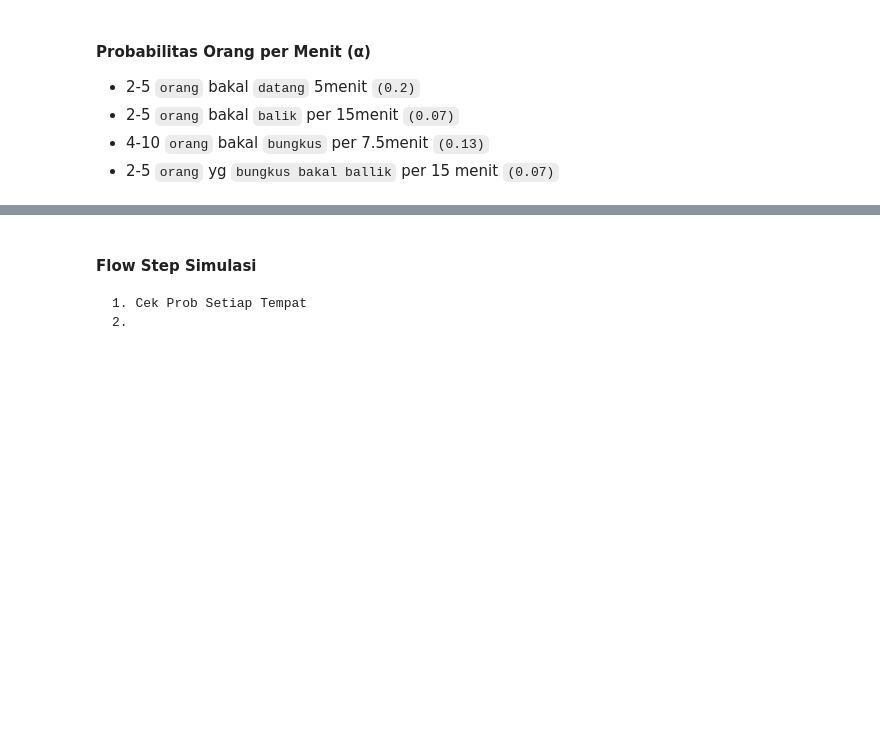
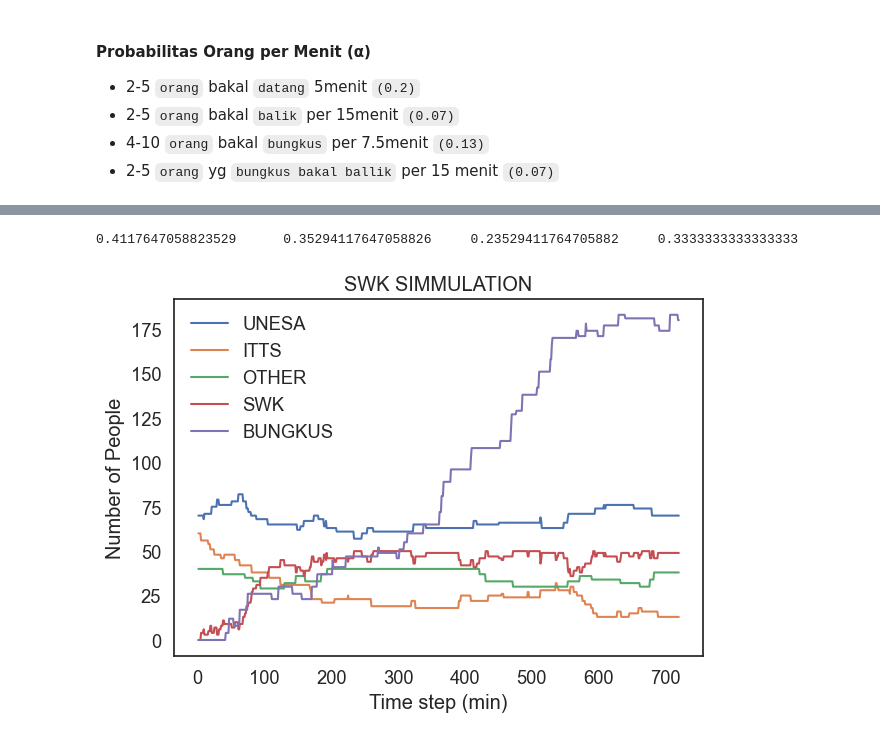
Before and after one commit to whisnumurtyga/sewek-simulation, a Jupyter notebook: swk-fix.ipynb, the cells around one changed output, grey strips where cells are left out. Cells and saved outputs as stored; diff of their text form; code cells hidden in the pictures; blank space fills up the shorter version.

```diff
--- a/swk-fix.ipynb
+++ b/swk-fix.ipynb
@@ -33 +133,12 @@ sim = State(unesa=pop_unesa, itts=pop_itts, other=pop_other, swk=0, unesa_empty=
+# %%
+pop_unesa = 70
+pop_itts = 60
+pop_other = 40
+swk_max = 50
+sim = State(unesa=pop_unesa, itts=pop_itts, other=pop_other, swk=0, swk_empty=0, unesa_empty=0, itts_empty=0, other_empty=0, everyone_bungkus=0)
+# %%
+prob_unit_datang = 0.2
+prob_unit_balik = 0.07
+prob_bungkus_datang = 0.13
+prob_bungkus_balik = 0.07
 # %% [markdown]
@@ -41,4 +162,9 @@ sim = State(unesa=pop_unesa, itts=pop_itts, other=pop_other, swk=0, unesa_empty=
 prob_unesa = (0.2 * pop_unesa) / 34
 prob_itts = (0.2 * pop_itts) / 34
 prob_other = (0.2 * pop_other) / 34
+prob_bungkus = (prob_unesa+prob_itts+prob_other)/3
+
+print(f"{prob_unesa}\t{prob_itts}\t{prob_other}\t{prob_bungkus}")
+# %% [output]
+0.4117647058823529      0.35294117647058826     0.23529411764705882     0.3333333333333333
 # %%
@@ -63,4 +191,0 @@ def step(probUnesa, probItts, probOther, probBungkus):
-# %% [markdown]
-#### **Flow Step Simulasi**
-    1. Cek Prob Setiap Tempat
-    2.
@@ -147,0 +192,30 @@ def perbungkusan():
+# %%
+hasil1 = TimeSeries()
+hasil2 = TimeSeries()
+hasil3 = TimeSeries()
+hasil4 = TimeSeries()
+hasil5 = TimeSeries()
+hasil6 = []
+# %%
+for i in range(720):
+    # print(i)
+    step(prob_unesa, prob_itts, prob_other, prob_bungkus)
+    hasil1[i+1] = sim.unesa
+    hasil2[i+1] = sim.itts
+    hasil3[i+1] = sim.other
+    hasil4[i+1] = sim.swk
+    hasil5[i+1] = sim.everyone_bungkus
+    hasil6.append(sim.swk_empty)
+
+plt.plot(hasil1, label='UNESA')
+plt.plot(hasil2, label='ITTS')
+plt.plot(hasil3, label='OTHER')
+plt.plot(hasil4, label='SWK')
+plt.plot(hasil5, label='BUNGKUS')
+
+
+decorate(title='SWK SIMMULATION',
+         xlabel='Time step (min)',
+         ylabel='Number of People')
+# %% [output]
+[figure, added]
```
Also changed, not shown: parts of 12 cells of this notebook, 2 other files.
